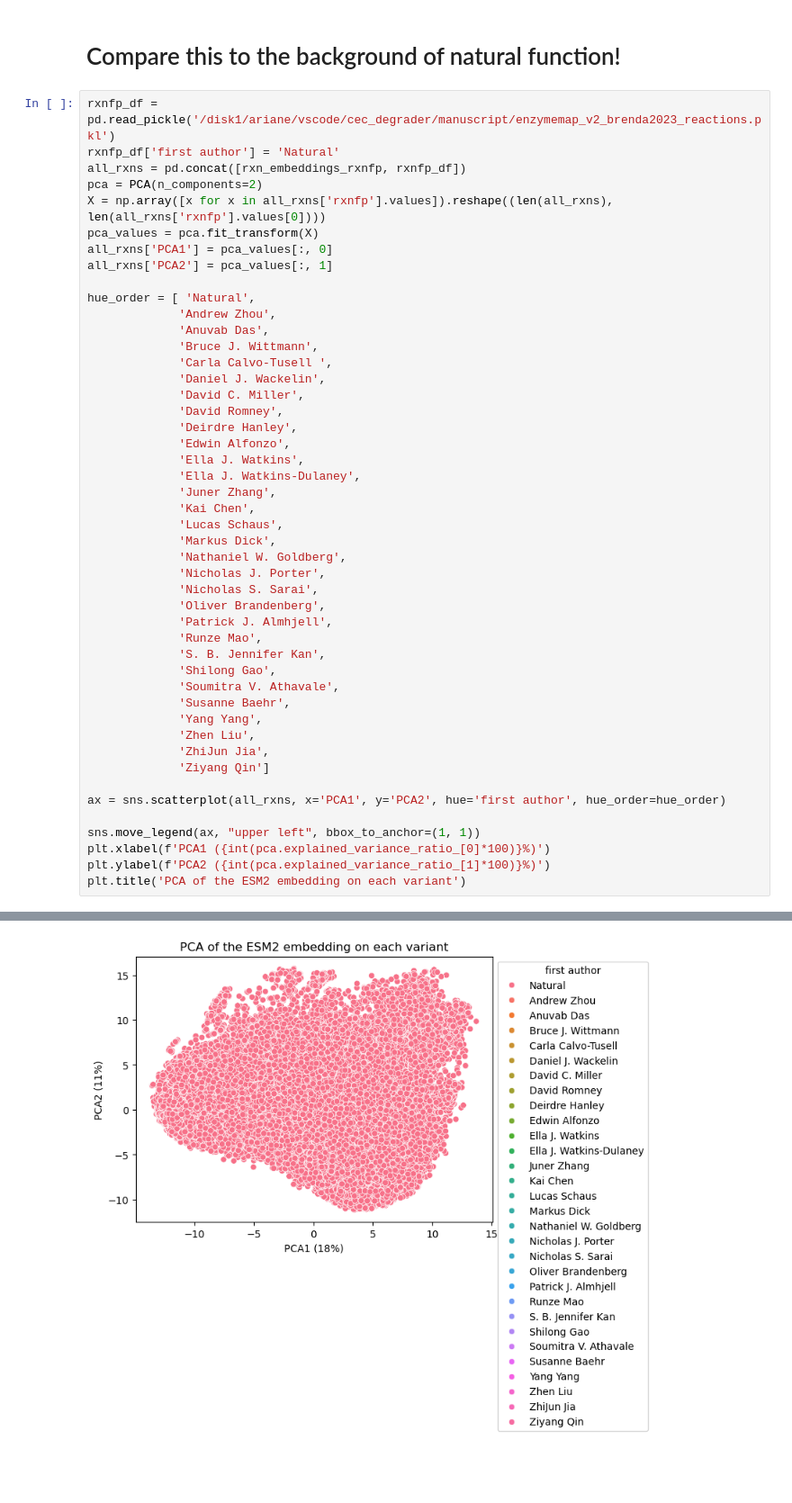
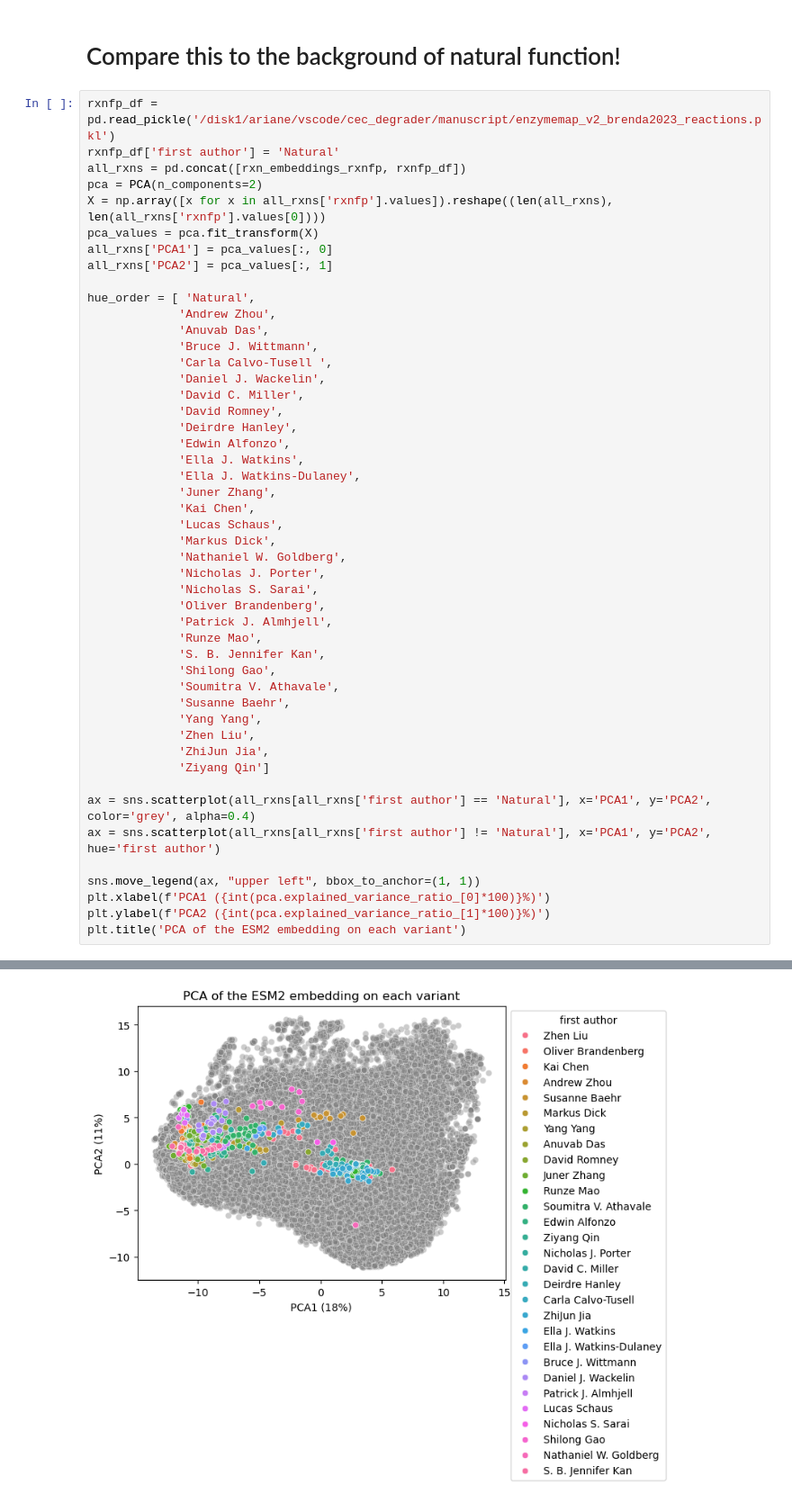
Before and after one commit to fhalab/EnzymeEngineeringDB, a Jupyter notebook: analysis/Reactions.ipynb, the cells around one changed output, grey strips where cells are left out. Shown at 90% size. Cells and saved outputs as stored; diff of their text form; blank space fills up the shorter version.

```diff
--- a/analysis/Reactions.ipynb
+++ b/analysis/Reactions.ipynb
@@ -351,33 +351,34 @@ hue_order = [ 'Natural',
              'Deirdre Hanley',
              'Edwin Alfonzo',
              'Ella J. Watkins',
              'Ella J. Watkins-Dulaney',
              'Juner Zhang',
              'Kai Chen',
              'Lucas Schaus',
              'Markus Dick',
              'Nathaniel W. Goldberg',
              'Nicholas J. Porter',
              'Nicholas S. Sarai',
              'Oliver Brandenberg',
              'Patrick J. Almhjell',
              'Runze Mao',
              'S. B. Jennifer Kan',
              'Shilong Gao',
              'Soumitra V. Athavale',
              'Susanne Baehr',
              'Yang Yang',
              'Zhen Liu',
              'ZhiJun Jia',
              'Ziyang Qin']
 
-ax = sns.scatterplot(all_rxns, x='PCA1', y='PCA2', hue='first author', hue_order=hue_order)
+ax = sns.scatterplot(all_rxns[all_rxns['first author'] == 'Natural'], x='PCA1', y='PCA2', color='grey', alpha=0.4)
+ax = sns.scatterplot(all_rxns[all_rxns['first author'] != 'Natural'], x='PCA1', y='PCA2', hue='first author')
 
 sns.move_legend(ax, "upper left", bbox_to_anchor=(1, 1))
 plt.xlabel(f'PCA1 ({int(pca.explained_variance_ratio_[0]*100)}%)')
 plt.ylabel(f'PCA2 ({int(pca.explained_variance_ratio_[1]*100)}%)')
 plt.title('PCA of the ESM2 embedding on each variant')
 # %% [output]
 Text(0.5, 1.0, 'PCA of the ESM2 embedding on each variant')
-[figure, old version]
+[figure, new version]
 # %%
```
Also changed, not shown: parts of 1 cell of this notebook, 1 other file.
